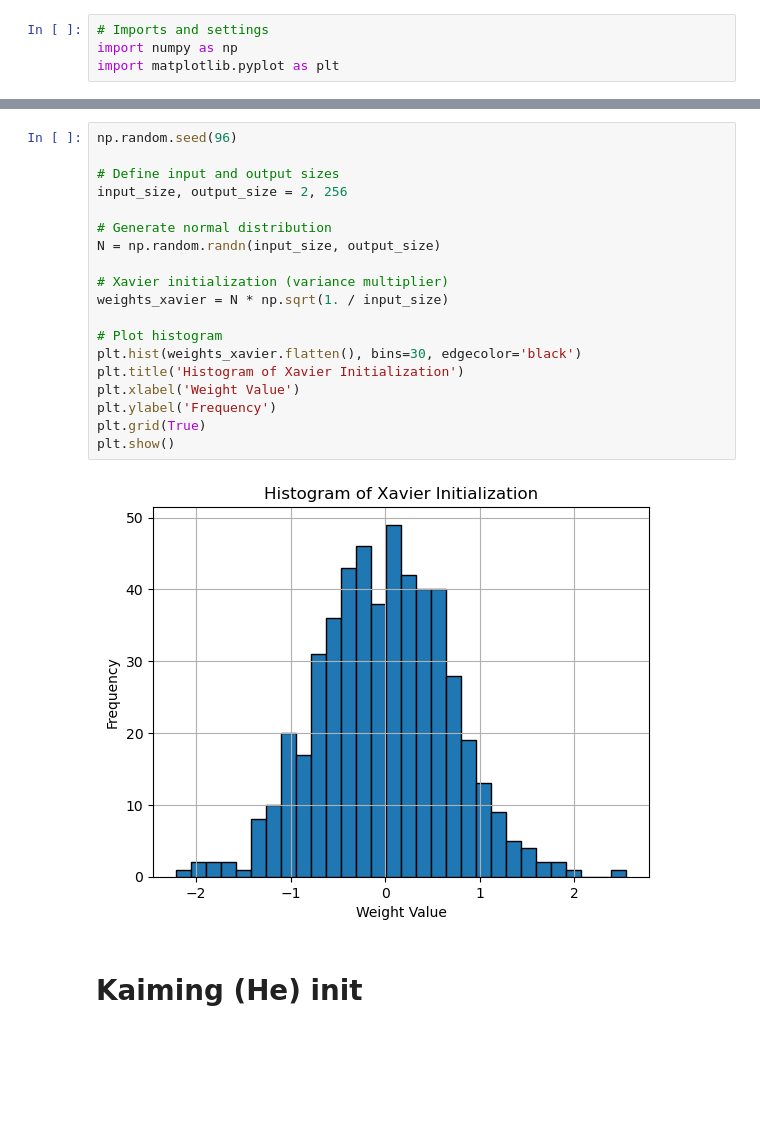
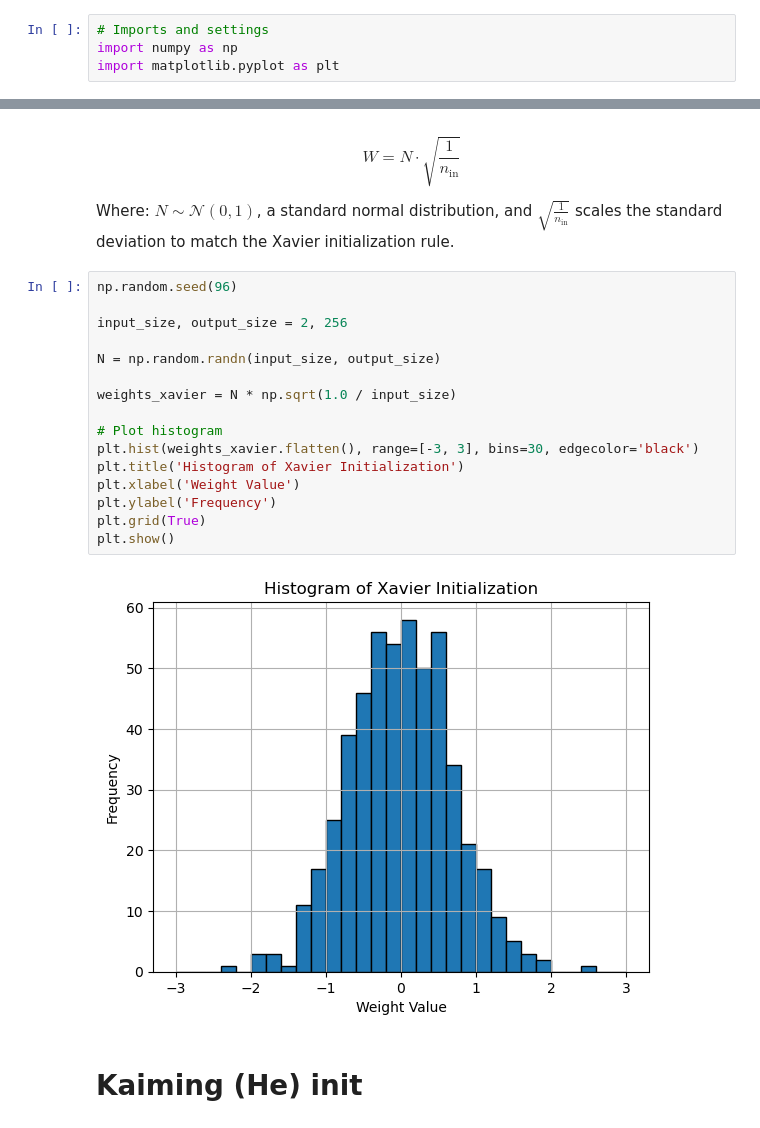
Before and after one commit to nickovchinnikov/datasatanism, a Jupyter notebook: code/8.WeightsAndActivation.ipynb, the cells around one changed output, grey strips where cells are left out. Drawn from its saved outputs; the diff is of its cells as text; blank space fills up the shorter version.

Commit message:
Update post and code: weights init

```diff
--- a/code/8.WeightsAndActivation.ipynb
+++ b/code/8.WeightsAndActivation.ipynb
@@ -35,23 +49,24 @@ where $\mathcal{N}(0, \frac{1}{n_{\text{in}}})$ is the standart normal distribut
+# %% [markdown]
+$$W = N \cdot \sqrt{\frac{1}{n_{\text{in}}}}$$
+
+Where: $N \sim \mathcal{N}(0, 1)$, a standard normal distribution, and $\sqrt{\frac{1}{n_{\text{in}}}}$ scales the standard deviation to match the Xavier initialization rule.
 # %%
 np.random.seed(96)
 
-# Define input and output sizes
 input_size, output_size = 2, 256
 
-# Generate normal distribution
 N = np.random.randn(input_size, output_size)
 
-# Xavier initialization (variance multiplier)
-weights_xavier = N * np.sqrt(1. / input_size)
+weights_xavier = N * np.sqrt(1.0 / input_size)
 
 # Plot histogram
-plt.hist(weights_xavier.flatten(), bins=30, edgecolor='black')
+plt.hist(weights_xavier.flatten(), range=[-3, 3], bins=30, edgecolor='black')
 plt.title('Histogram of Xavier Initialization')
 plt.xlabel('Weight Value')
 plt.ylabel('Frequency')
 plt.grid(True)
 plt.show()
 # %% [output]
-[figure, old version]
+[figure, new version]
 # %% [markdown]
 # Kaiming (He) init
```
Also changed, not shown: parts of 14 cells of this notebook, 1 other file.
